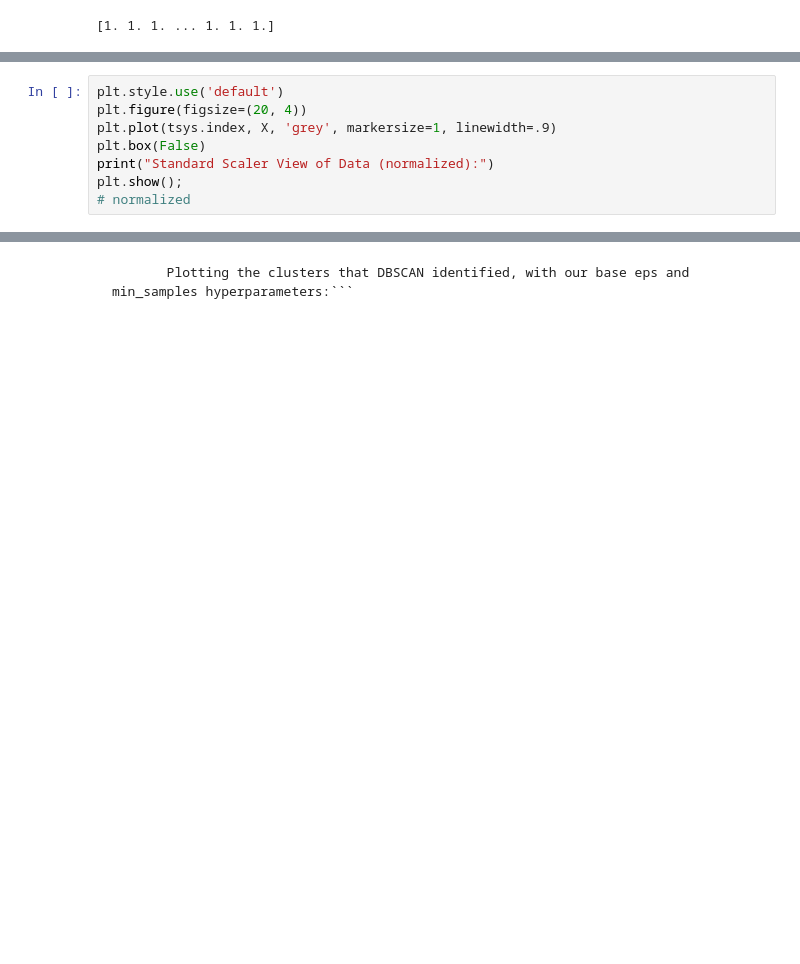
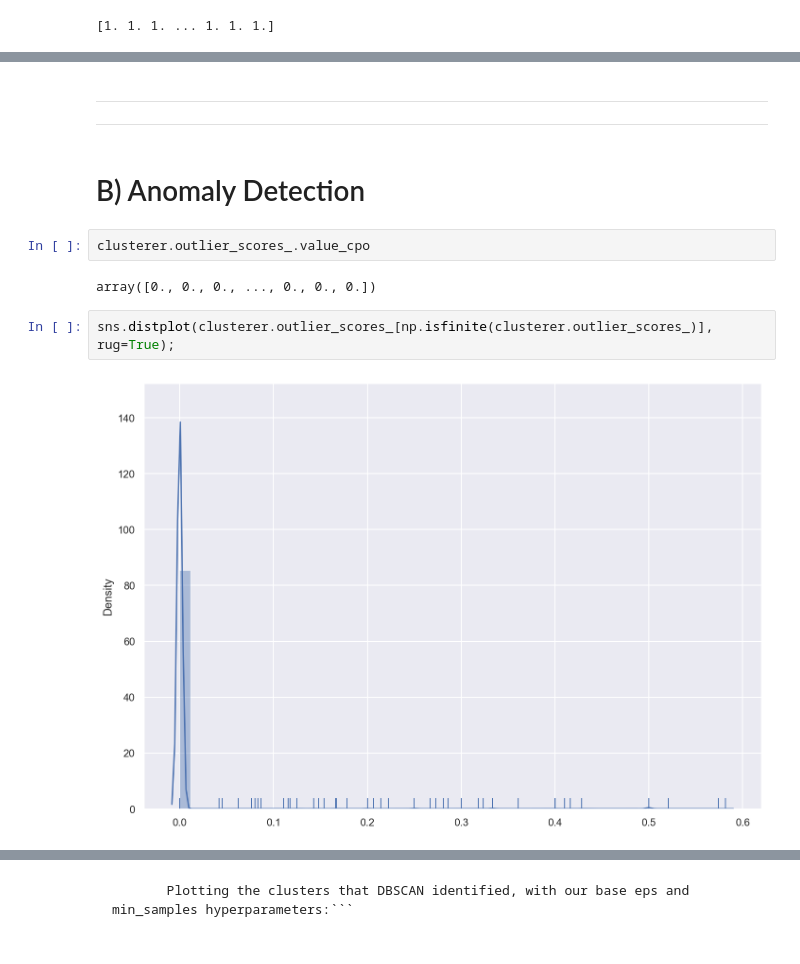
Before and after one commit to tombresee/SensorAnalysis, a Jupyter notebook: ENTER/code/208_HDBSCAN.ipynb, the cells around one changed output, grey strips where cells are left out. Drawn from its saved outputs; the diff is of its cells as text; blank space fills up the shorter version.

```diff
--- a/ENTER/code/208_HDBSCAN.ipynb
+++ b/ENTER/code/208_HDBSCAN.ipynb
@@ -400,8 +359,0 @@ X = StandardScaler().fit_transform(X.values.reshape(-1,1))
-# %%
-plt.style.use('default')
-plt.figure(figsize=(20, 4))
-plt.plot(tsys.index, X, 'grey', markersize=1, linewidth=.9)
-plt.box(False)
-print("Standard Scaler View of Data (normalized):")
-plt.show();
-# normalized
@@ -571,0 +444,13 @@ print(tsys["cluster"].value_counts(), '\n')
+# %% [markdown]
+---
+---
+# %% [markdown]
+# B) Anomaly Detection
+# %%
+clusterer.outlier_scores_.value_cpo
+# %% [output]
+array([0., 0., 0., ..., 0., 0., 0.])
+# %%
+sns.distplot(clusterer.outlier_scores_[np.isfinite(clusterer.outlier_scores_)], rug=True);
+# %% [output]
+[figure, added]
```
Also changed, not shown: parts of 116 cells of this notebook, 1 other file.
